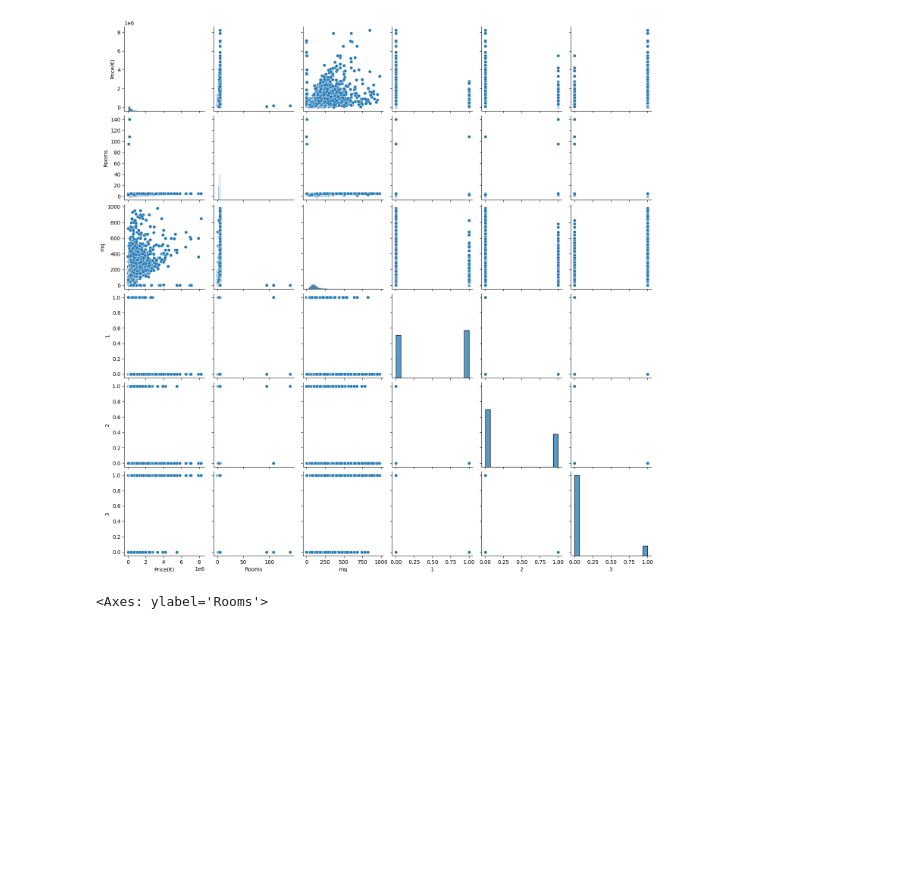
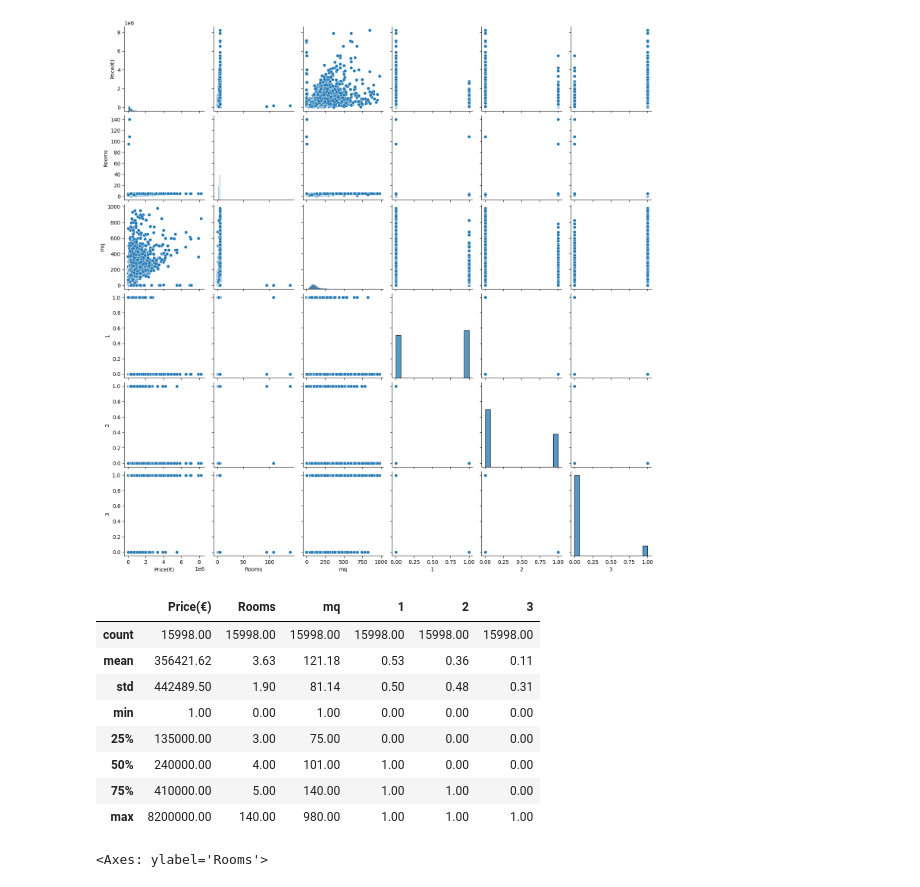
Before and after one commit to jflorescuba/Deep_Learning, a Jupyter notebook: ANN/Proj_01/Italian_house.ipynb, the cells around one changed output. Saved outputs shown, nothing was run; the diff lists cells and outputs as text; code cells hidden in the pictures; blank space fills up the shorter version.

```diff
--- a/ANN/Proj_01/Italian_house.ipynb
+++ b/ANN/Proj_01/Italian_house.ipynb
@@ -102,6 +102,18 @@ warnings.filterwarnings('ignore')
 sns.pairplot(data);
 # %% [output]
 [figure]
+# %%
+data.describe().round(2)
+# %% [output]
+|  | Price(€) | Rooms | mq | 1 | 2 | 3 |
+| count | 15998.00 | 15998.00 | 15998.00 | 15998.00 | 15998.00 | 15998.00 |
+| mean | 356421.62 | 3.63 | 121.18 | 0.53 | 0.36 | 0.11 |
+| std | 442489.50 | 1.90 | 81.14 | 0.50 | 0.48 | 0.31 |
+| min | 1.00 | 0.00 | 1.00 | 0.00 | 0.00 | 0.00 |
+| 25% | 135000.00 | 3.00 | 75.00 | 0.00 | 0.00 | 0.00 |
+| 50% | 240000.00 | 4.00 | 101.00 | 1.00 | 0.00 | 0.00 |
+| 75% | 410000.00 | 5.00 | 140.00 | 1.00 | 1.00 | 0.00 |
+| max | 8200000.00 | 140.00 | 980.00 | 1.00 | 1.00 | 1.00 |
 # %%
 # on regarde des données aberrantes dans le categorie Rooms
 plt.figure(figsize=(3,3))
```
Also changed, not shown: parts of 25 cells of this notebook.
